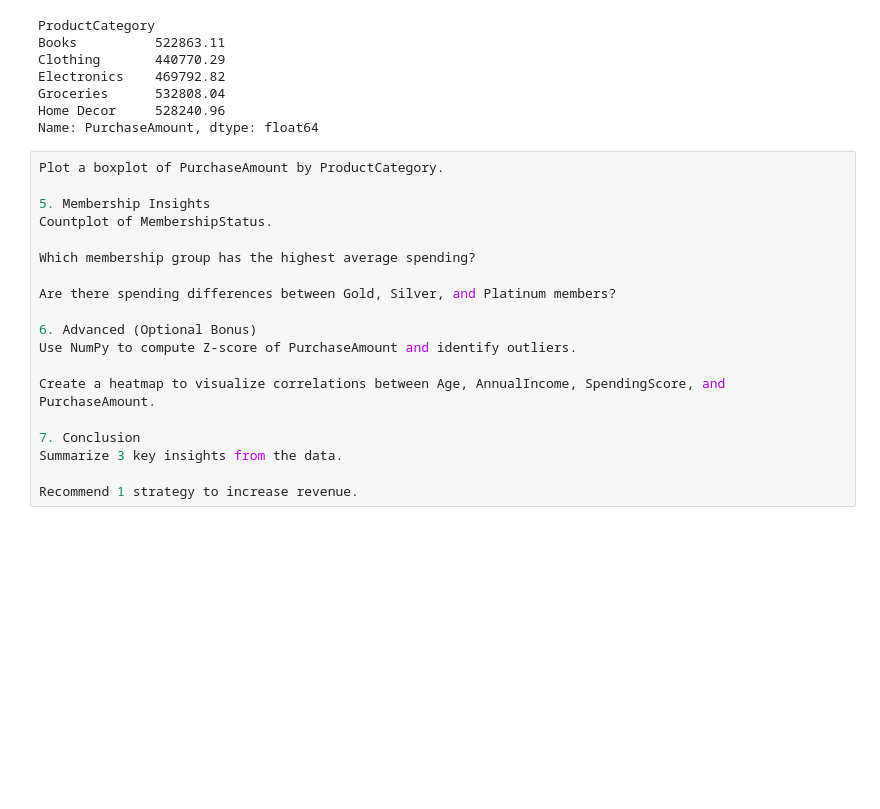
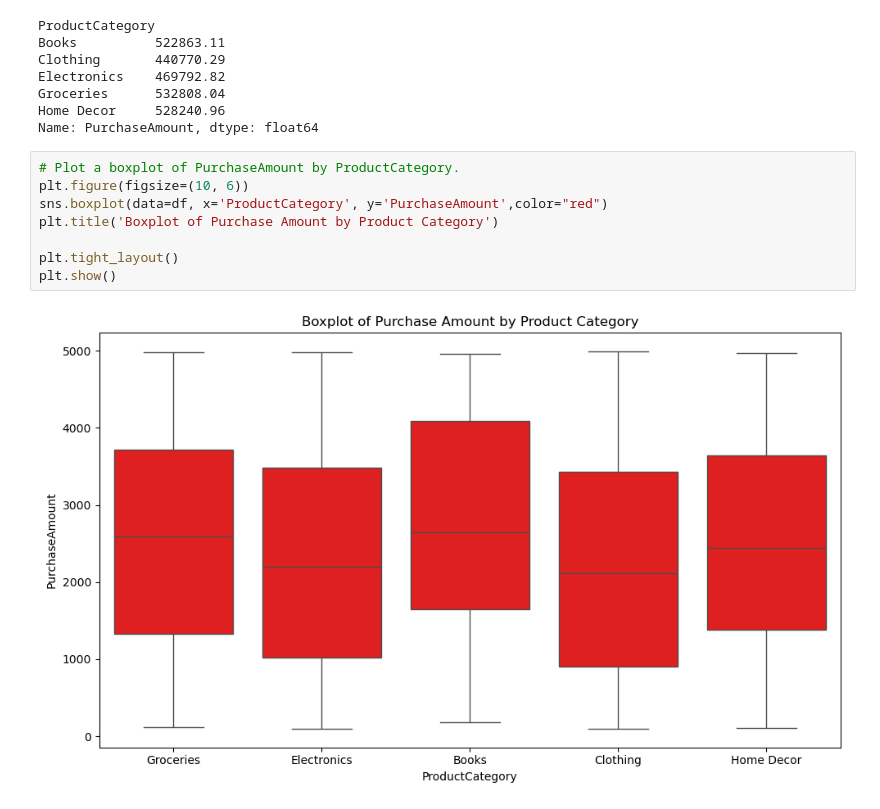
Before and after one commit to AyushPandey021/Capstone-Projects, a Jupyter notebook: Costomer-data/index.ipynb, the cells around one changed output. Saved outputs shown, nothing was run; the diff lists cells and outputs as text; blank space fills up the shorter version.

Commit message:
complete 3rd costone project hangle costomer data

```diff
--- a/Costomer-data/index.ipynb
+++ b/Costomer-data/index.ipynb
@@ -167,21 +142,12 @@ Groceries      532808.04
 Home Decor     528240.96
 Name: PurchaseAmount, dtype: float64
 # %%
-Plot a boxplot of PurchaseAmount by ProductCategory.
+# Plot a boxplot of PurchaseAmount by ProductCategory.
+plt.figure(figsize=(10, 6))
+sns.boxplot(data=df, x='ProductCategory', y='PurchaseAmount',color="red")
+plt.title('Boxplot of Purchase Amount by Product Category')
 
-5. Membership Insights
-Countplot of MembershipStatus.
-
-Which membership group has the highest average spending?
-
-Are there spending differences between Gold, Silver, and Platinum members?
-
-6. Advanced (Optional Bonus)
-Use NumPy to compute Z-score of PurchaseAmount and identify outliers.
-
-Create a heatmap to visualize correlations between Age, AnnualIncome, SpendingScore, and PurchaseAmount.
-
-7. Conclusion
-Summarize 3 key insights from the data.
-
-Recommend 1 strategy to increase revenue.
+plt.tight_layout()
+plt.show()
+# %% [output]
+[figure, added]
```
Also changed, not shown: parts of 6 cells of this notebook.
